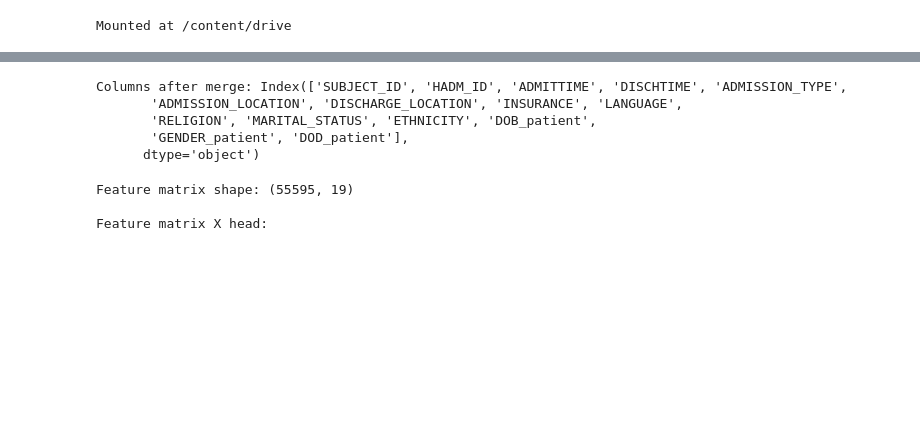
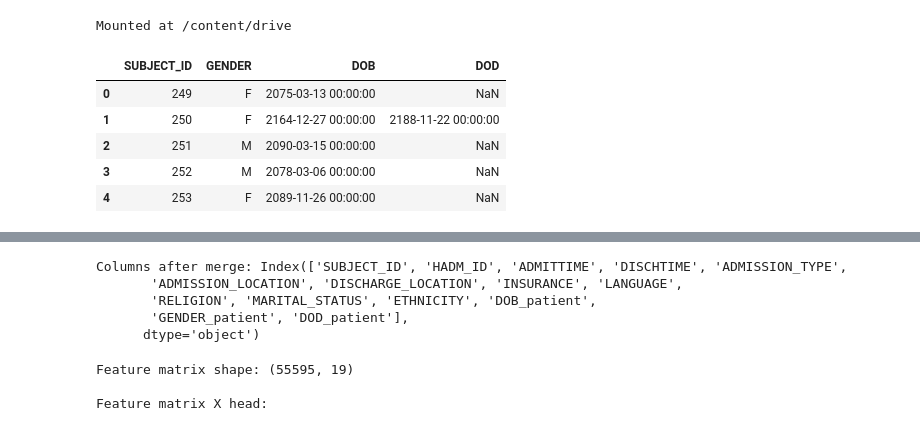
Before and after one commit to doesip2020s/aaa, a Jupyter notebook: MIMIC_Self_Tutorial.ipynb, the cells around one changed output, grey strips where cells are left out. Cells and saved outputs as stored; diff of their text form; code cells hidden in the pictures; blank space fills up the shorter version.

```diff
--- a/MIMIC_Self_Tutorial.ipynb
+++ b/MIMIC_Self_Tutorial.ipynb
@@ -35,3 +35,12 @@ admissions = pd.read_csv(PATH_ADMISSIONS,
                                   "DISCHARGE_LOCATION","INSURANCE",
                                   "LANGUAGE","RELIGION","MARITAL_STATUS","ETHNICITY"
 ])
+# %%
+patients.head(5)
+# %% [output]
+|  | SUBJECT_ID | GENDER | DOB | DOD |
+| 0 | 249 | F | 2075-03-13 00:00:00 | NaN |
+| 1 | 250 | F | 2164-12-27 00:00:00 | 2188-11-22 00:00:00 |
+| 2 | 251 | M | 2090-03-15 00:00:00 | NaN |
+| 3 | 252 | M | 2078-03-06 00:00:00 | NaN |
+| 4 | 253 | F | 2089-11-26 00:00:00 | NaN |
```
Also changed, not shown: parts of 1 cell of this notebook.
